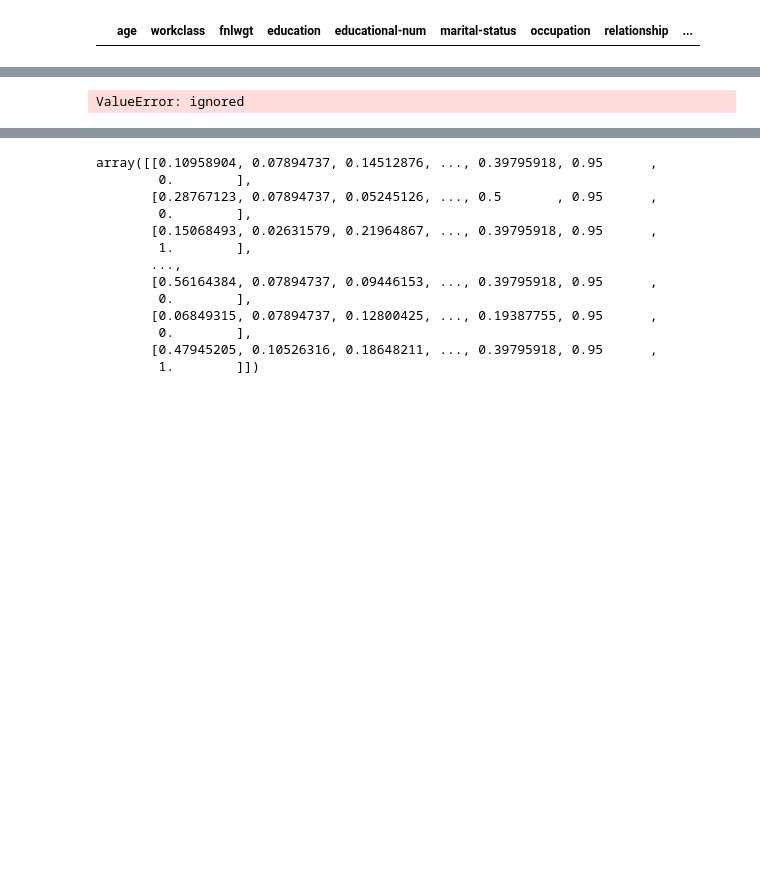
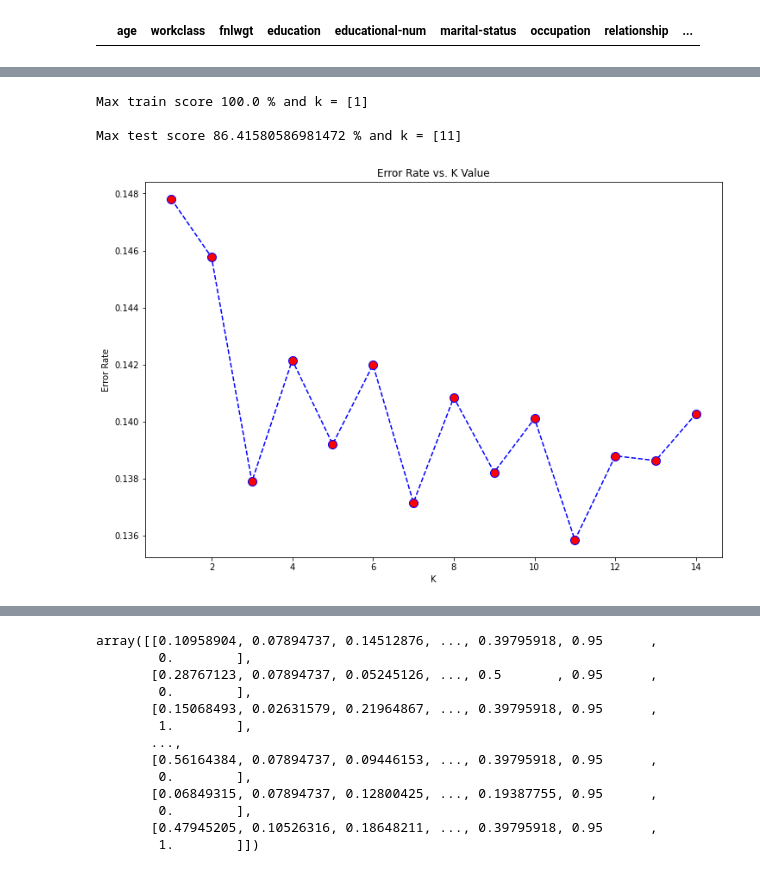
Before and after one commit to sriramdussa/fmml-jan-2022, a Jupyter notebook: Module2_Project.ipynb, the cells around one changed output, grey strips where cells are left out. Saved outputs shown, nothing was run; the diff lists cells and outputs as text; code cells hidden in the pictures; blank space fills up the shorter version.

```diff
--- a/Module2_Project.ipynb
+++ b/Module2_Project.ipynb
@@ -418,10 +418,13 @@ Max test score 80.25086079685194 % and k = [12]
 # %%
 # Standardized Dataset
-scaled_x = df_scaled
+scaled_x = df_standard
 scaled_y = df_standard.income
 scaled_test_scores = plot_KNN_error_rate(scaled_x, scaled_y)
 # %% [output]
-ValueError: ignored
+Max train score 100.0 % and k = [1]
+
+Max test score 86.41580586981472 % and k = [11]
+[figure, added]
 # %%
 # Comparing the two accuracies
 import seaborn as sns
```
Also changed, not shown: parts of 4 cells of this notebook.
